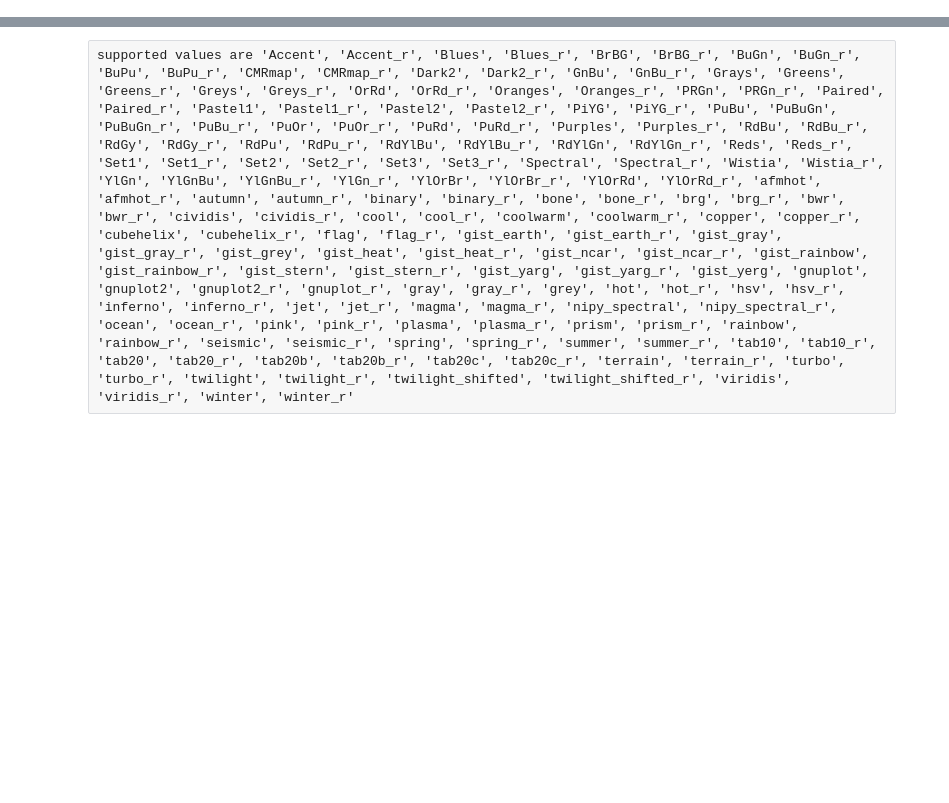
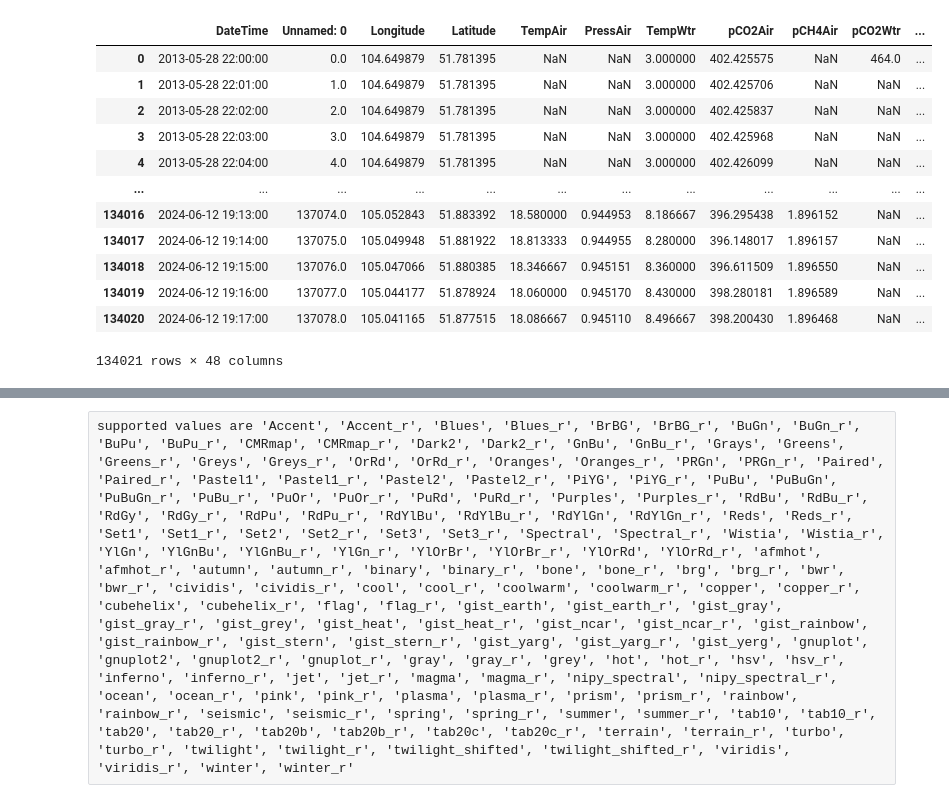
Before and after one commit to pestunov/BaikalDataHandler, a Jupyter notebook: AllSea.ipynb, the cells around one changed output, grey strips where cells are left out. Drawn from its saved outputs; the diff is of its cells as text; code cells hidden in the pictures; blank space fills up the shorter version.

```diff
--- a/AllSea.ipynb
+++ b/AllSea.ipynb
@@ -48,0 +46,12 @@ df = pd.read_csv(os.path.join(pwd+'BaikalJul2024Sea.dat'),
+# %%
+dff = pd.read_csv(os.path.join(pwd, "AllSeaO.dat"),
+                 header=0,
+                 # skip_blank_lines=True,
+                 skipinitialspace=True,
+                 na_values='--',
+                 sep='\t',
+                 decimal=',',
+                 #nrows=10000,
+                 parse_dates=['DateTime'],
+                 dayfirst=True,
+                 )
@@ -48,0 +83,10 @@ df = pd.read_csv(os.path.join(pwd+'BaikalJul2024Sea.dat'),
+# %%
+# df.loc[df['year']==2013, 'PressAir'] = df.loc[df['year']==2013, 'PressAir']/101325
+df.loc[df['year']==2016, 'PressAir'] = df.loc[df['year']==2016, 'PressAir']/101325
+df.loc[df['year']==2017, 'PressAir'] = df.loc[df['year']==2017, 'PressAir']/101325
+df.loc[df['year']==2018, 'PressAir'] = df.loc[df['year']==2018, 'PressAir']/101325
+df.loc[df['year']==2021, 'PressAir'] = df.loc[df['year']==2021, 'PressAir']/101325
+df.loc[df['year']==2022, 'PressAir'] = df.loc[df['year']==2022, 'PressAir']/101325
+# %%
+df.loc[df['year']==2023, 'TempWtr'] = df.loc[df['year']==2023, 'TempEqu1']
+df.loc[df['year']==2024, 'TempWtr'] = df.loc[df['year']==2024, 'TempEqu1']
@@ -48,0 +110,19 @@ df = pd.read_csv(os.path.join(pwd+'BaikalJul2024Sea.dat'),
+# %%
+df['year'] = df['DateTime'].dt.year
+df['dateSec'] = df['DateTime'].astype('int64')/10**9  ## seconds
+df['dateSec'] = df['dateSec'].astype('int64')
+df
+# %% [output]
+|  | DateTime | Unnamed: 0 | Longitude | Latitude | TempAir | PressAir | TempWtr | pCO2Air | pCH4Air | pCO2Wtr | ... |
+| 0 | 2013-05-28 22:00:00 | 0.0 | 104.649879 | 51.781395 | NaN | NaN | 3.000000 | 402.425575 | NaN | 464.0 | ... |
+| 1 | 2013-05-28 22:01:00 | 1.0 | 104.649879 | 51.781395 | NaN | NaN | 3.000000 | 402.425706 | NaN | NaN | ... |
+| 2 | 2013-05-28 22:02:00 | 2.0 | 104.649879 | 51.781395 | NaN | NaN | 3.000000 | 402.425837 | NaN | NaN | ... |
+| 3 | 2013-05-28 22:03:00 | 3.0 | 104.649879 | 51.781395 | NaN | NaN | 3.000000 | 402.425968 | NaN | NaN | ... |
+| 4 | 2013-05-28 22:04:00 | 4.0 | 104.649879 | 51.781395 | NaN | NaN | 3.000000 | 402.426099 | NaN | NaN | ... |
+| ... | ... | ... | ... | ... | ... | ... | ... | ... | ... | ... | ... |
+| 134016 | 2024-06-12 19:13:00 | 137074.0 | 105.052843 | 51.883392 | 18.580000 | 0.944953 | 8.186667 | 396.295438 | 1.896152 | NaN | ... |
+| 134017 | 2024-06-12 19:14:00 | 137075.0 | 105.049948 | 51.881922 | 18.813333 | 0.944955 | 8.280000 | 396.148017 | 1.896157 | NaN | ... |
+| 134018 | 2024-06-12 19:15:00 | 137076.0 | 105.047066 | 51.880385 | 18.346667 | 0.945151 | 8.360000 | 396.611509 | 1.896550 | NaN | ... |
+| 134019 | 2024-06-12 19:16:00 | 137077.0 | 105.044177 | 51.878924 | 18.060000 | 0.945170 | 8.430000 | 398.280181 | 1.896589 | NaN | ... |
+| 134020 | 2024-06-12 19:17:00 | 137078.0 | 105.041165 | 51.877515 | 18.086667 | 0.945110 | 8.496667 | 398.200430 | 1.896468 | NaN | ... |
+134021 rows × 48 columns
```
Also changed, not shown: parts of 28 cells of this notebook, 2 other files.
